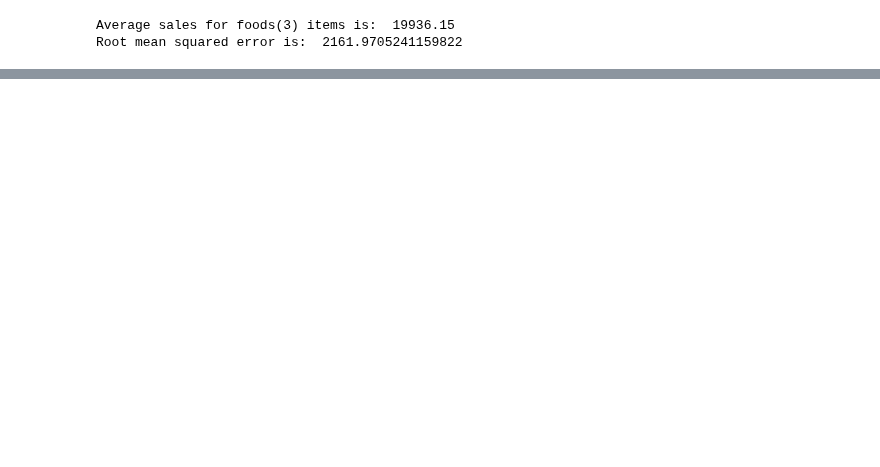
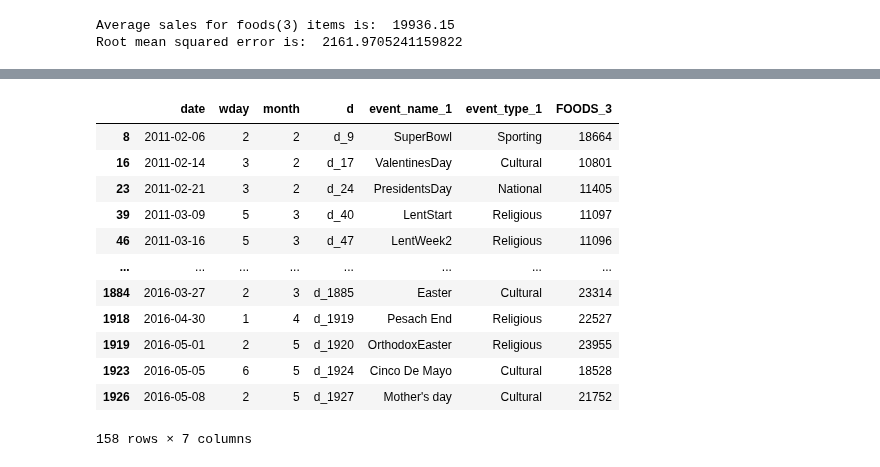
Before and after one commit to sithankanna/hts-forecast, a Jupyter notebook: notebooks/002-EK-EDA.ipynb, the cells around one changed output, grey strips where cells are left out. Saved outputs shown, nothing was run; the diff lists cells and outputs as text; code cells hidden in the pictures; blank space fills up the shorter version.

```diff
--- a/notebooks/002-EK-EDA.ipynb
+++ b/notebooks/002-EK-EDA.ipynb
@@ -340,0 +350,4 @@ Root mean squared error is:  2161.9705241159822
+# %%
+#Fill NaN's with 0
+df10 = df8.fillna(0)
+df10.head()
@@ -340,0 +361,16 @@ Root mean squared error is:  2161.9705241159822
+# %%
+df10[df10.event_name_1 != 0]
+# %% [output]
+|  | date | wday | month | d | event_name_1 | event_type_1 | FOODS_3 |
+| 8 | 2011-02-06 | 2 | 2 | d_9 | SuperBowl | Sporting | 18664 |
+| 16 | 2011-02-14 | 3 | 2 | d_17 | ValentinesDay | Cultural | 10801 |
+| 23 | 2011-02-21 | 3 | 2 | d_24 | PresidentsDay | National | 11405 |
+| 39 | 2011-03-09 | 5 | 3 | d_40 | LentStart | Religious | 11097 |
+| 46 | 2011-03-16 | 5 | 3 | d_47 | LentWeek2 | Religious | 11096 |
+| ... | ... | ... | ... | ... | ... | ... | ... |
+| 1884 | 2016-03-27 | 2 | 3 | d_1885 | Easter | Cultural | 23314 |
+| 1918 | 2016-04-30 | 1 | 4 | d_1919 | Pesach End | Religious | 22527 |
+| 1919 | 2016-05-01 | 2 | 5 | d_1920 | OrthodoxEaster | Religious | 23955 |
+| 1923 | 2016-05-05 | 6 | 5 | d_1924 | Cinco De Mayo | Cultural | 18528 |
+| 1926 | 2016-05-08 | 2 | 5 | d_1927 | Mother's day | Cultural | 21752 |
+158 rows × 7 columns
```
Also changed, not shown: parts of 10 cells of this notebook, 1 other file.
